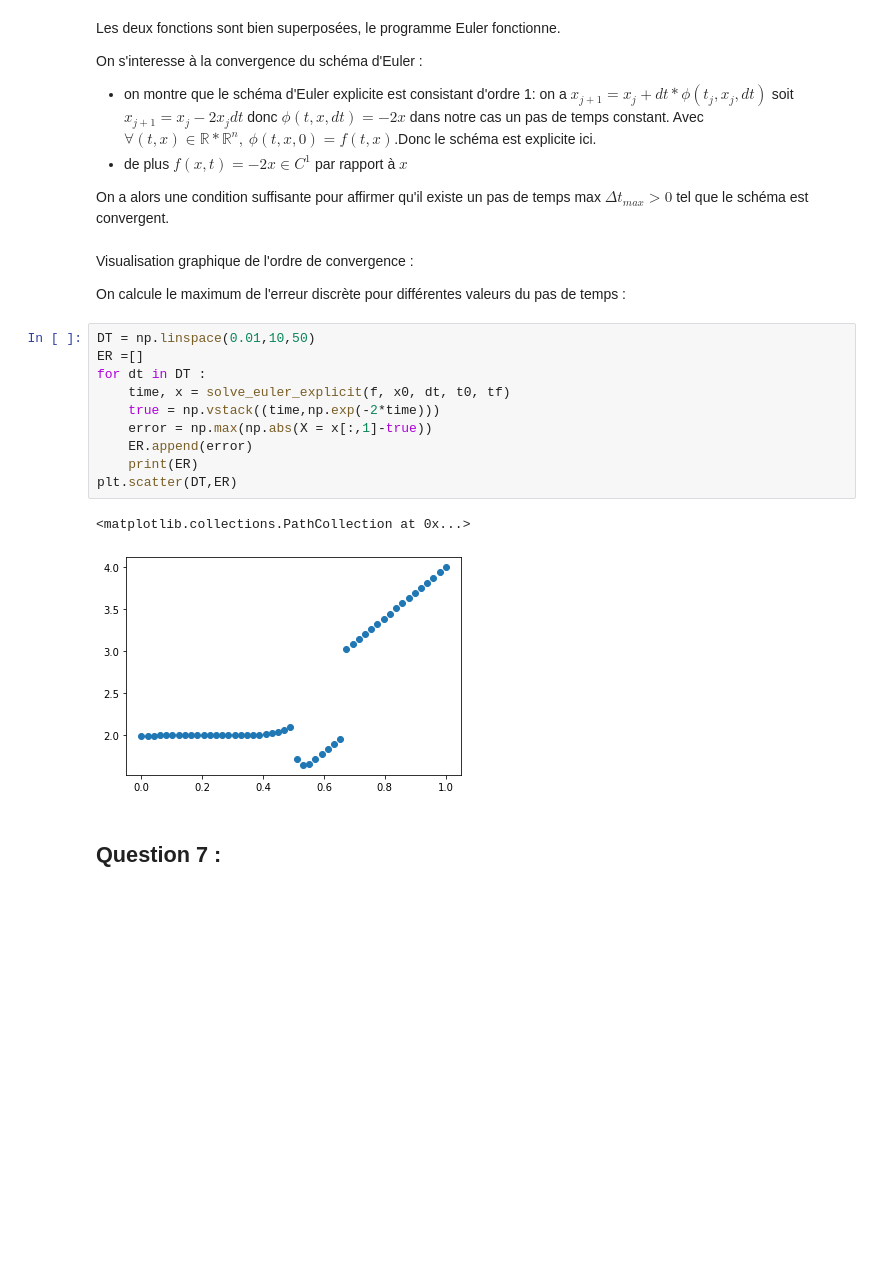
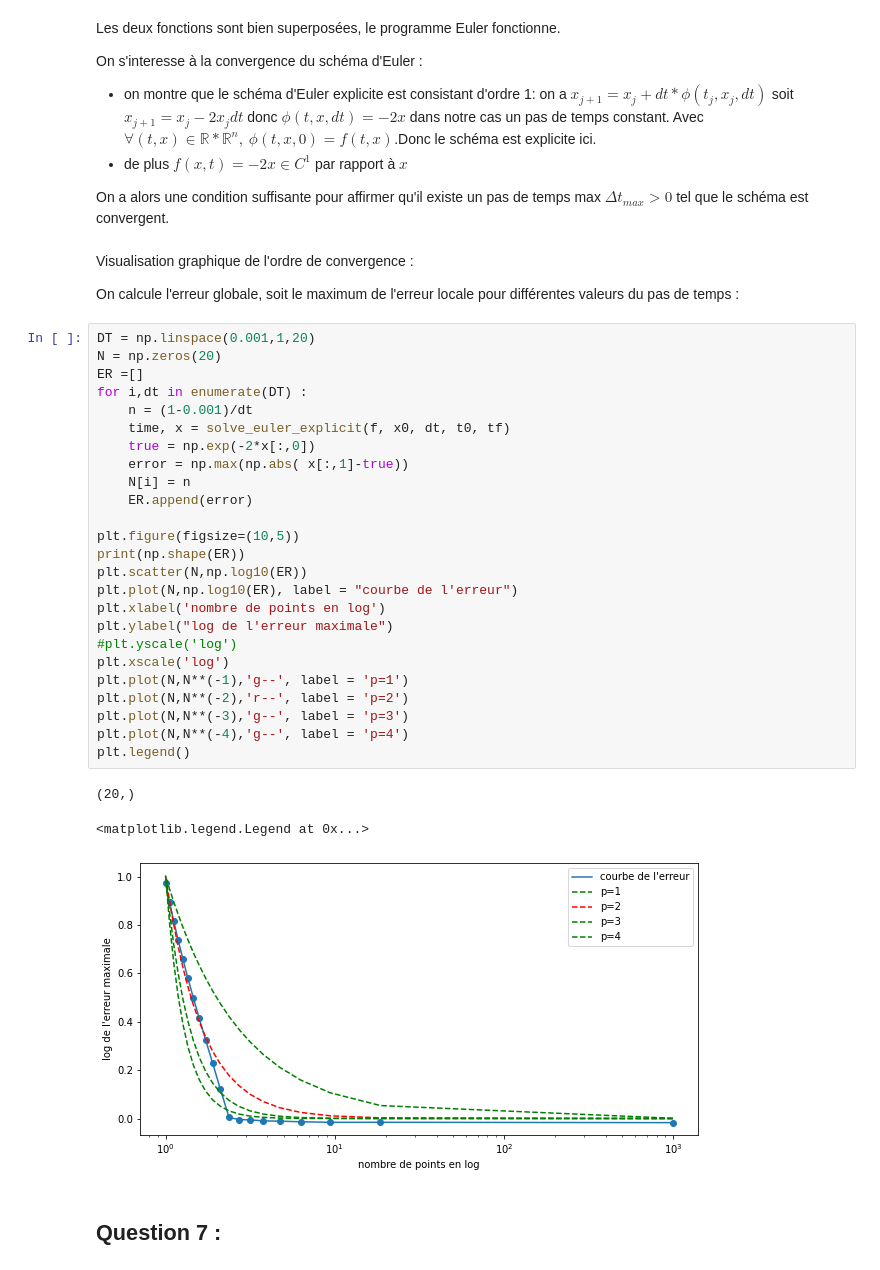
Before and after one commit to jpl-c/projet_numerique_proba, a Jupyter notebook: DMequadiff.ipynb, the cells around one changed output. Cells and saved outputs as stored; diff of their text form; blank space fills up the shorter version.

```diff
--- a/DMequadiff.ipynb
+++ b/DMequadiff.ipynb
@@ -190,20 +190,36 @@ On a alors une condition suffisante pour affirmer qu'il existe un pas de temps m
 # %% [markdown]
 Visualisation graphique de l'ordre de convergence :
 
-On calcule le maximum de l'erreur discrète pour différentes valeurs du pas de temps :
+On calcule l'erreur globale, soit le maximum de l'erreur locale pour différentes valeurs du pas de temps :
-# %%
-DT = np.linspace(0.01,10,50)
-ER =[]
-for dt in DT :
-    time, x = solve_euler_explicit(f, x0, dt, t0, tf)
-    true = np.vstack((time,np.exp(-2*time)))
-    error = np.max(np.abs(X = x[:,1]-true))
-    ER.append(error)
-    print(ER)
-plt.scatter(DT,ER)
-# %% [output]
-<matplotlib.collections.PathCollection at 0x...>
-[figure, removed]
+# %%
+DT = np.linspace(0.001,1,20)
+N = np.zeros(20)
+ER =[]
+for i,dt in enumerate(DT) :
+    n = (1-0.001)/dt
+    time, x = solve_euler_explicit(f, x0, dt, t0, tf)
+    true = np.exp(-2*x[:,0])
+    error = np.max(np.abs( x[:,1]-true))
+    N[i] = n
+    ER.append(error)
+
+plt.figure(figsize=(10,5))
+print(np.shape(ER))
+plt.scatter(N,np.log10(ER))
+plt.plot(N,np.log10(ER), label = "courbe de l'erreur")
+plt.xlabel('nombre de points en log')
+plt.ylabel("log de l'erreur maximale")
+#plt.yscale('log')
+plt.xscale('log')
+plt.plot(N,N**(-1),'g--', label = 'p=1')
+plt.plot(N,N**(-2),'r--', label = 'p=2')
+plt.plot(N,N**(-3),'g--', label = 'p=3')
+plt.plot(N,N**(-4),'g--', label = 'p=4')
+plt.legend()
+# %% [output]
+(20,)
+<matplotlib.legend.Legend at 0x...>
+[figure, added]
 # %% [markdown]
 ## Question 7 :
 # %%
```
Also changed, not shown: parts of 5 cells of this notebook.
